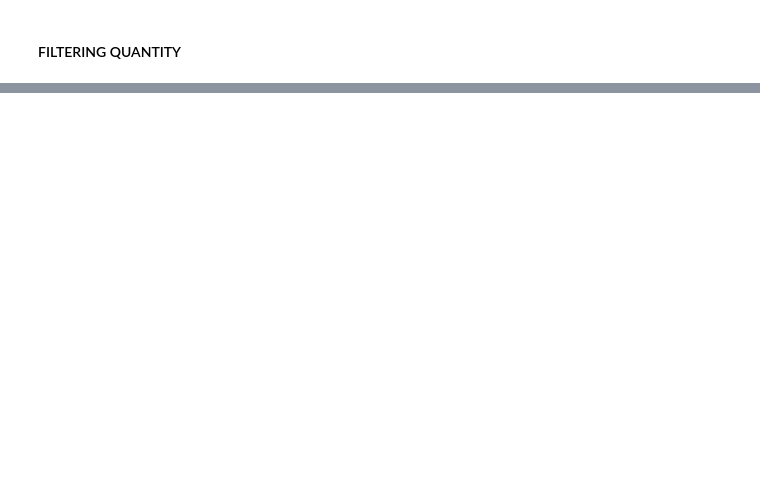
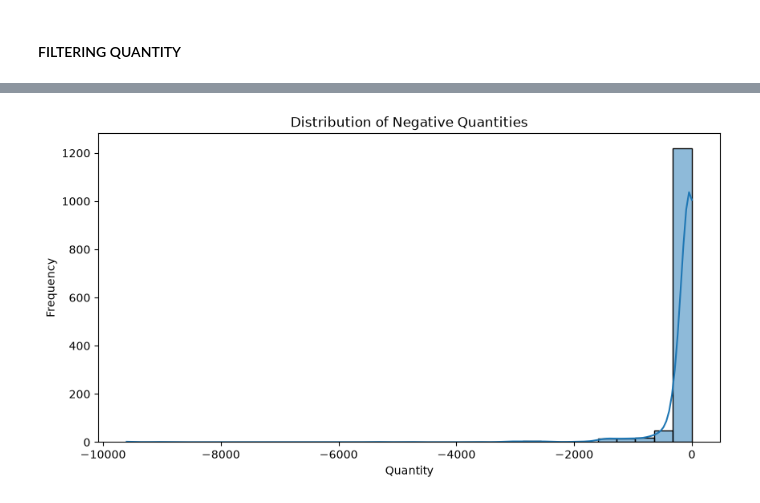
Before and after one commit to aryaps232/Ecommerce_Demand_Forecasting, a Jupyter notebook: notebooks/02_preprocessing.ipynb, the cells around one changed output, grey strips where cells are left out. Saved outputs shown, nothing was run; the diff lists cells and outputs as text; code cells hidden in the pictures; blank space fills up the shorter version.

Commit message:
Updated data preprocessing notebook

```diff
--- a/notebooks/02_preprocessing.ipynb
+++ b/notebooks/02_preprocessing.ipynb
@@ -684,0 +395,7 @@ memory usage: 14.0 MB
+# %%
+#negative_sales
+negative_sales = df_clean[
+    (~df_clean['InvoiceNo'].astype(str).str.startswith('C')) &
+    (df_clean['Quantity'] < 0)
+]
+negative_sales.head(10)
@@ -684,0 +430,17 @@ memory usage: 14.0 MB
+# %%
+plt.figure(figsize=(10, 5))
+
+sns.histplot(
+    data=negative_sales,
+    x='Quantity',
+    bins=30,
+    kde=True
+)
+
+plt.title('Distribution of Negative Quantities')
+plt.xlabel('Quantity')
+plt.ylabel('Frequency')
+
+plt.show()
+# %% [output]
+[figure, added]
```
Also changed, not shown: parts of 97 cells of this notebook.
